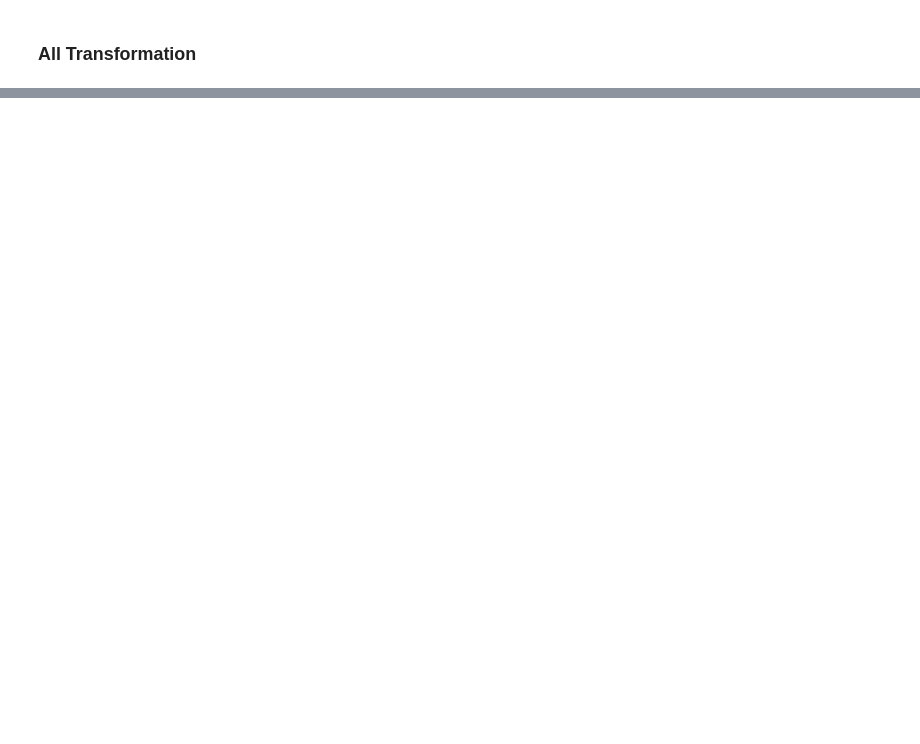
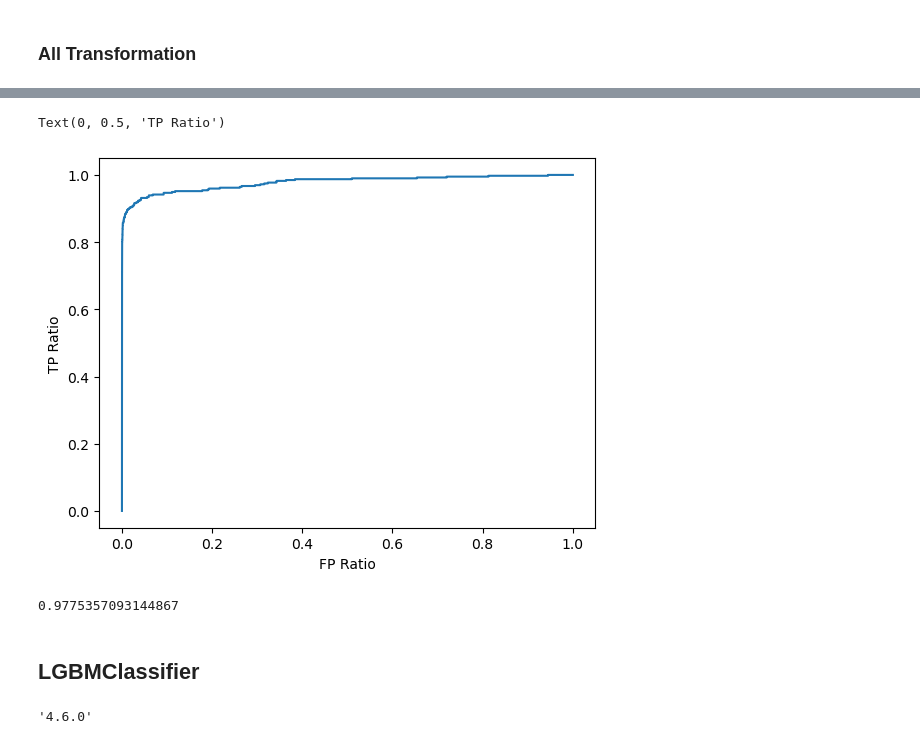
Before and after one commit to mjavadzare/credit-card-fraud-detection, a Jupyter notebook: notebooks/model-training.ipynb, the cells around one changed output, grey strips where cells are left out. Saved outputs shown, nothing was run; the diff lists cells and outputs as text; code cells hidden in the pictures; blank space fills up the shorter version.

```diff
--- a/notebooks/model-training.ipynb
+++ b/notebooks/model-training.ipynb
@@ -75,0 +314,7 @@ y_train, y_test = train['Class'], test['Class']
+# %%
+plt.plot(fpr, tpr)
+plt.xlabel("FP Ratio")
+plt.ylabel("TP Ratio")
+# %% [output]
+Text(0, 0.5, 'TP Ratio')
+[figure, added]
@@ -75,0 +323,7 @@ y_train, y_test = train['Class'], test['Class']
+# %%
+from sklearn.metrics import roc_auc_score
+roc_auc_score(y_train, y_scores_lr)
+# %% [output]
+0.9775357093144867
+# %% [markdown]
+## LGBMClassifier
@@ -75,0 +332,5 @@ y_train, y_test = train['Class'], test['Class']
+# %%
+import lightgbm
+lightgbm.__version__
+# %% [output]
+'4.6.0'
```
Also changed, not shown: parts of 97 cells of this notebook, 3 other files.
